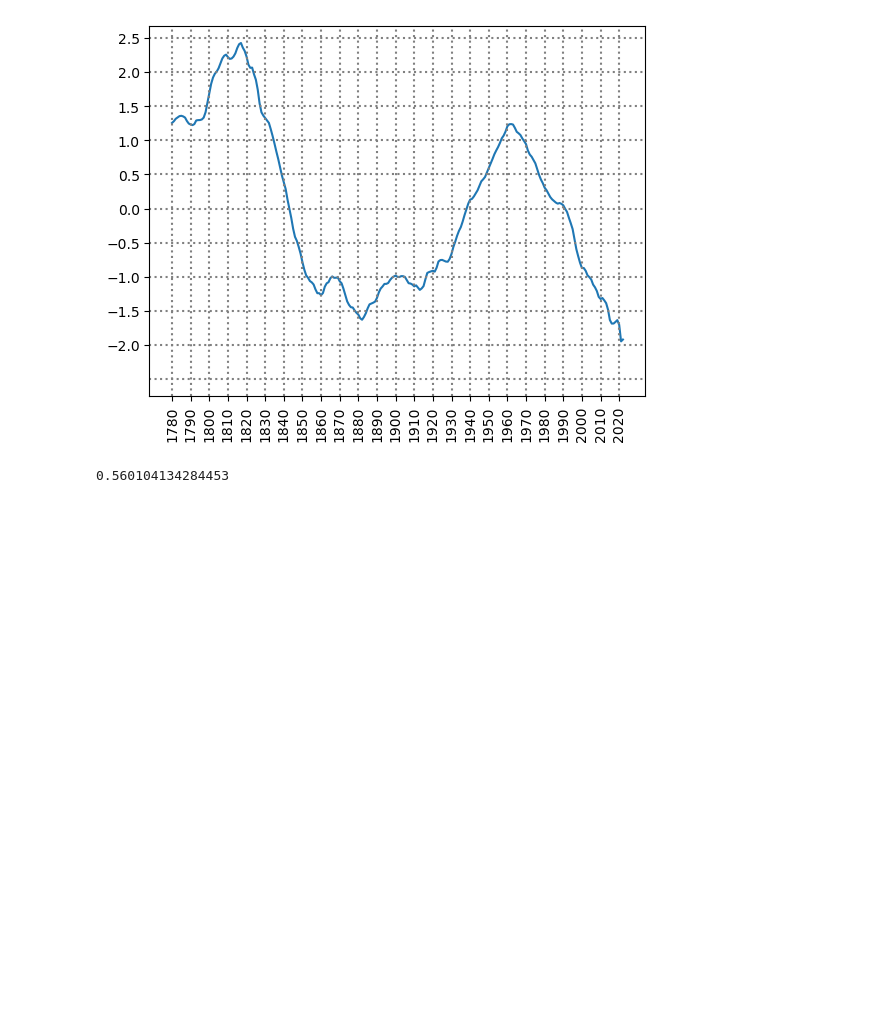
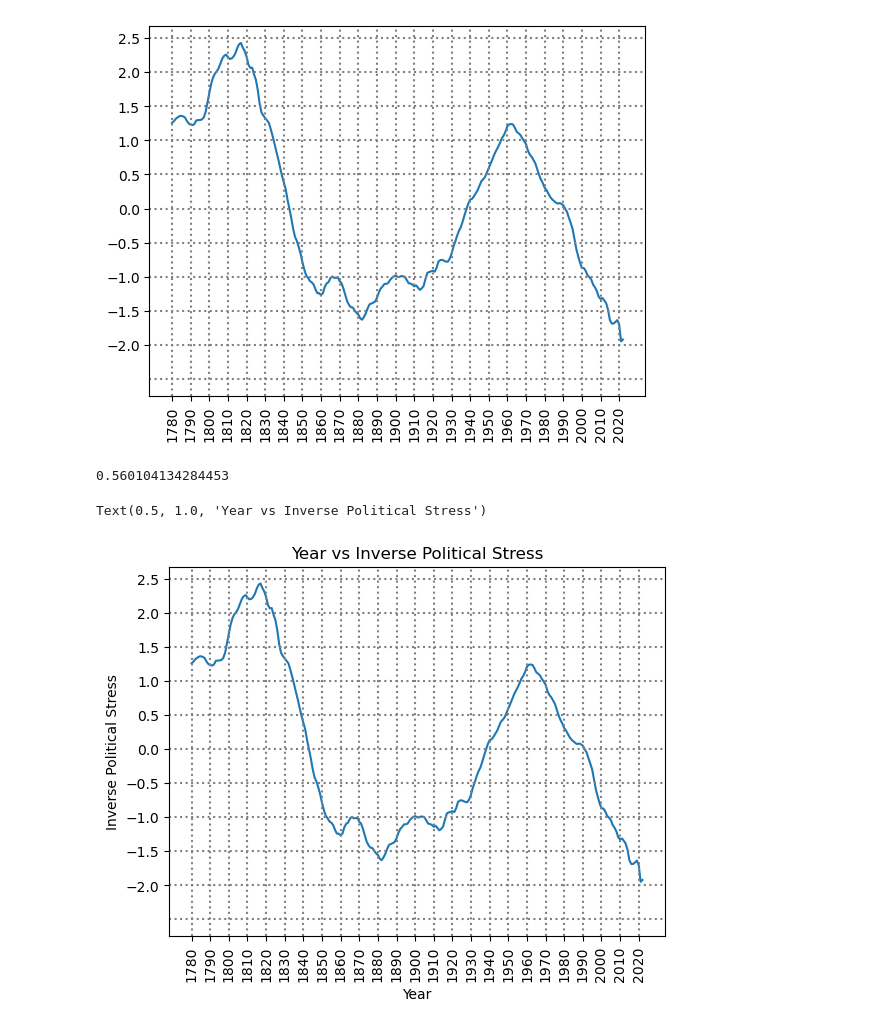
Before and after one commit to akhilmanhattan/cliodynamics, a Jupyter notebook: America/6/hola.ipynb, the cells around one changed output. Drawn from its saved outputs; the diff is of its cells as text; code cells hidden in the pictures; blank space fills up the shorter version.

```diff
--- a/America/6/hola.ipynb
+++ b/America/6/hola.ipynb
@@ -253,3 +253,17 @@ ultPred = LinearRegression().fit(np.array(xfy(newAvg.reshape(-1,1))+x1fy(newAvg.
 print(ultPred.score(np.array(xfy(newAvg.reshape(-1,1))+x1fy(newAvg.reshape(-1,1))),y))
 # %% [output]
 0.560104134284453
+# %%
+ppt.plot(years,newAvg)
+for j in range(1780,2021,10):
+    ppt.axvline(x=j,color='grey',linestyle='dotted')
+for k in range(-25,30,5):
+    ppt.axhline(y=k/10,color='grey',linestyle='dotted')
+ppt.xticks(np.arange(1780,2021,10),rotation="vertical")
+ppt.yticks(np.arange(-2,3,0.5))
+ppt.xlabel('Year')
+ppt.ylabel('Inverse Political Stress')
+ppt.title('Year vs Inverse Political Stress')
+# %% [output]
+Text(0.5, 1.0, 'Year vs Inverse Political Stress')
+[figure, added]
```
